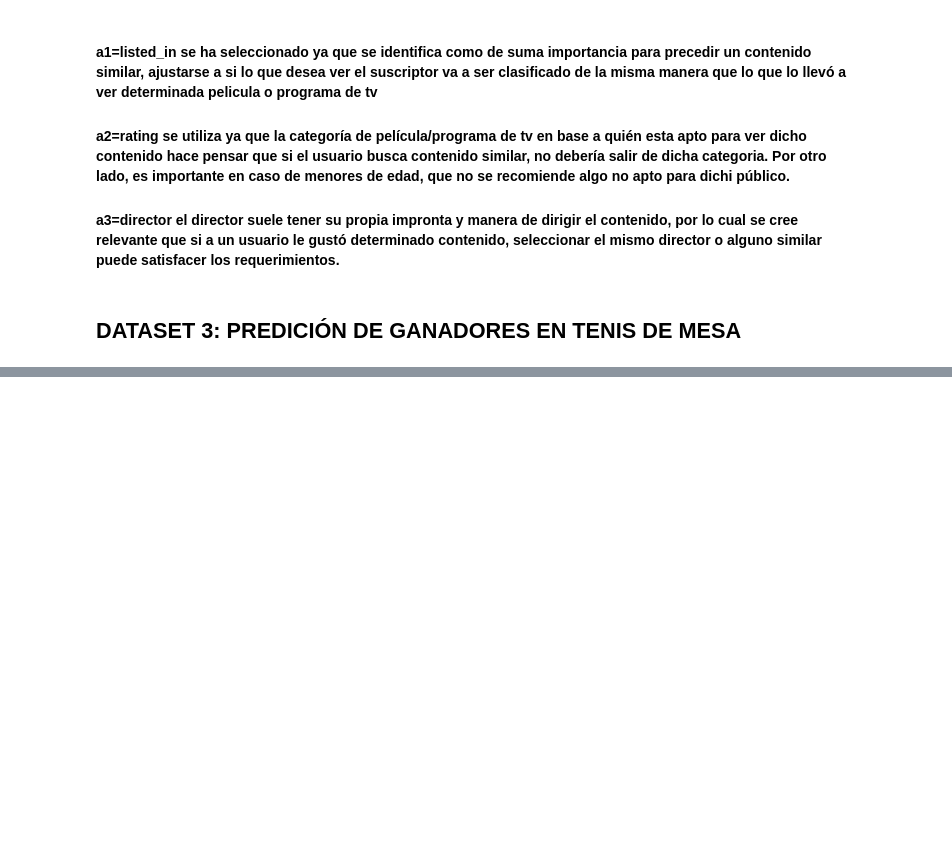
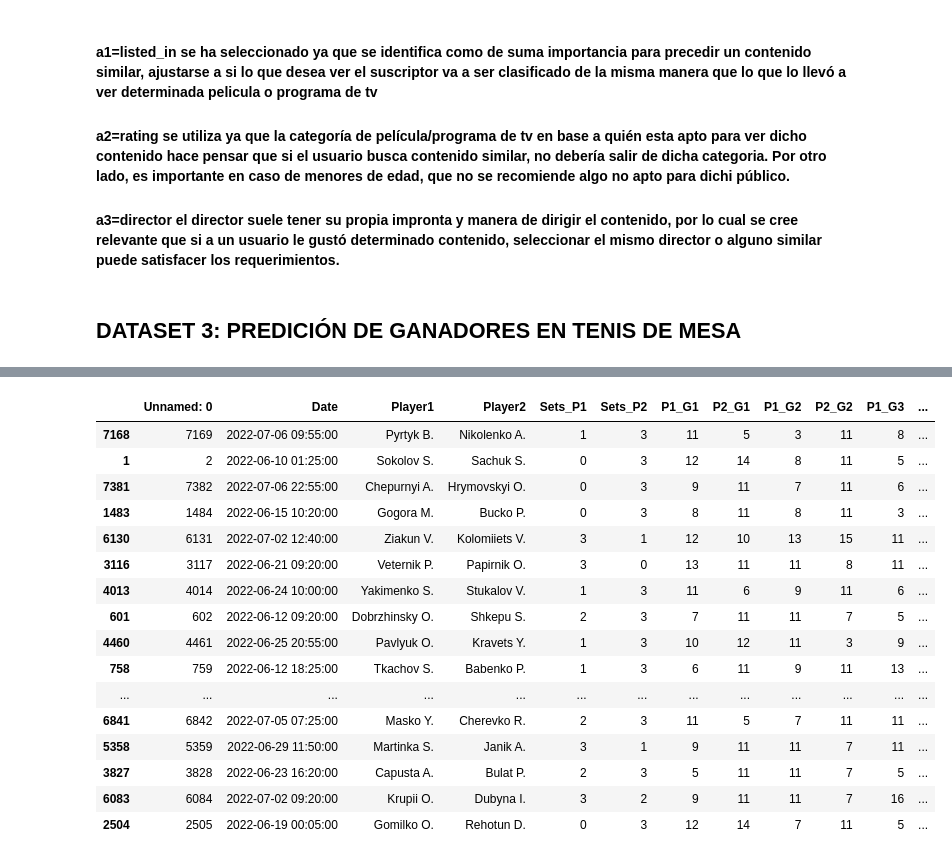
Before and after one commit to FacundoCardozo5/CoderHouse_CH-32845, a Jupyter notebook: notebooks/DatasetsCardozo.ipynb, the cells around one changed output, grey strips where cells are left out. Drawn from its saved outputs; the diff is of its cells as text; code cells hidden in the pictures; blank space fills up the shorter version.

```diff
--- a/notebooks/DatasetsCardozo.ipynb
+++ b/notebooks/DatasetsCardozo.ipynb
@@ -457,0 +516,20 @@ memory usage: 825.8+ KB
+# %%
+df.sample(20)
+# %% [output]
+|  | Unnamed: 0 | Date | Player1 | Player2 | Sets_P1 | Sets_P2 | P1_G1 | P2_G1 | P1_G2 | P2_G2 | P1_G3 | ... |
+| 7168 | 7169 | 2022-07-06 09:55:00 | Pyrtyk B. | Nikolenko A. | 1 | 3 | 11 | 5 | 3 | 11 | 8 | ... |
+| 1 | 2 | 2022-06-10 01:25:00 | Sokolov S. | Sachuk S. | 0 | 3 | 12 | 14 | 8 | 11 | 5 | ... |
+| 7381 | 7382 | 2022-07-06 22:55:00 | Chepurnyi A. | Hrymovskyi O. | 0 | 3 | 9 | 11 | 7 | 11 | 6 | ... |
+| 1483 | 1484 | 2022-06-15 10:20:00 | Gogora M. | Bucko P. | 0 | 3 | 8 | 11 | 8 | 11 | 3 | ... |
+| 6130 | 6131 | 2022-07-02 12:40:00 | Ziakun V. | Kolomiiets V. | 3 | 1 | 12 | 10 | 13 | 15 | 11 | ... |
+| 3116 | 3117 | 2022-06-21 09:20:00 | Veternik P. | Papirnik O. | 3 | 0 | 13 | 11 | 11 | 8 | 11 | ... |
+| 4013 | 4014 | 2022-06-24 10:00:00 | Yakimenko S. | Stukalov V. | 1 | 3 | 11 | 6 | 9 | 11 | 6 | ... |
+| 601 | 602 | 2022-06-12 09:20:00 | Dobrzhinsky O. | Shkepu S. | 2 | 3 | 7 | 11 | 11 | 7 | 5 | ... |
+| 4460 | 4461 | 2022-06-25 20:55:00 | Pavlyuk O. | Kravets Y. | 1 | 3 | 10 | 12 | 11 | 3 | 9 | ... |
+| 758 | 759 | 2022-06-12 18:25:00 | Tkachov S. | Babenko P. | 1 | 3 | 6 | 11 | 9 | 11 | 13 | ... |
+| ... | ... | ... | ... | ... | ... | ... | ... | ... | ... | ... | ... | ... |
+| 6841 | 6842 | 2022-07-05 07:25:00 | Masko Y. | Cherevko R. | 2 | 3 | 11 | 5 | 7 | 11 | 11 | ... |
+| 5358 | 5359 | 2022-06-29 11:50:00 | Martinka S. | Janik A. | 3 | 1 | 9 | 11 | 11 | 7 | 11 | ... |
+| 3827 | 3828 | 2022-06-23 16:20:00 | Capusta A. | Bulat P. | 2 | 3 | 5 | 11 | 11 | 7 | 5 | ... |
+| 6083 | 6084 | 2022-07-02 09:20:00 | Krupii O. | Dubyna I. | 3 | 2 | 9 | 11 | 11 | 7 | 16 | ... |
+| 2504 | 2505 | 2022-06-19 00:05:00 | Gomilko O. | Rehotun D. | 0 | 3 | 12 | 14 | 7 | 11 | 5 | ... |
```
Also changed, not shown: parts of 8 cells of this notebook.
